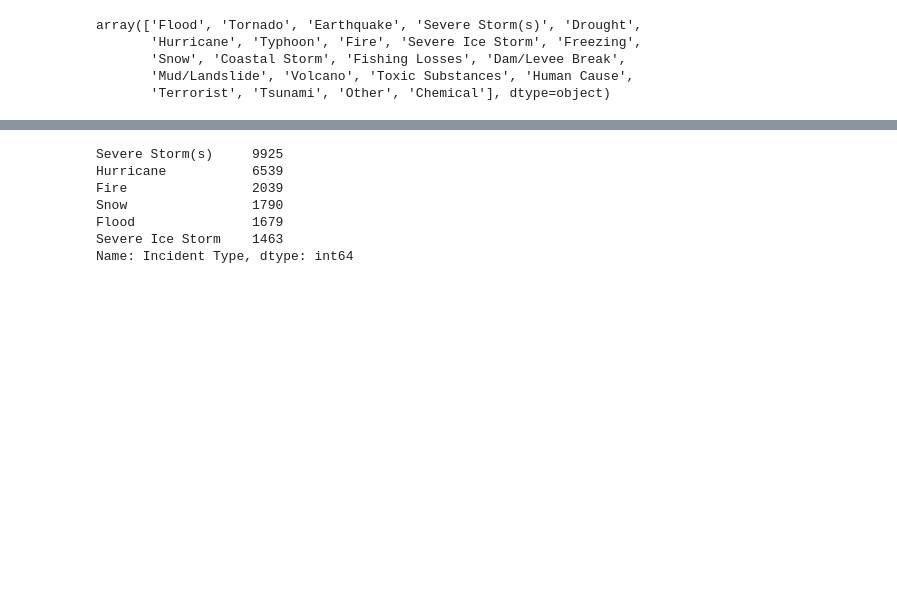
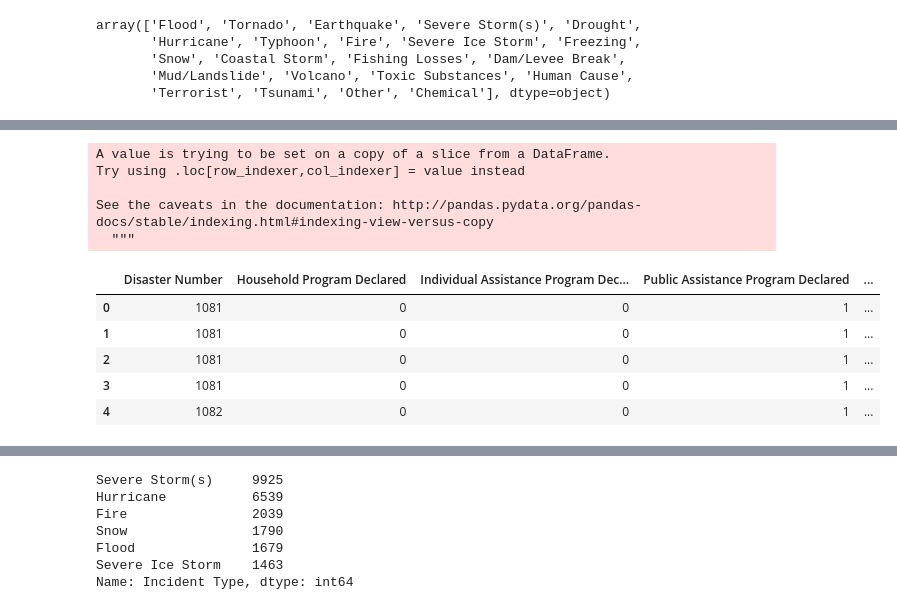
Before and after one commit to jormax14/data_bootcamp_project1, a Jupyter notebook: Jupyter Notebooks/FEMA Data Clean.ipynb, the cells around one changed output, grey strips where cells are left out. Cells and saved outputs as stored; diff of their text form; code cells hidden in the pictures; blank space fills up the shorter version.

```diff
--- a/Jupyter Notebooks/FEMA Data Clean.ipynb
+++ b/Jupyter Notebooks/FEMA Data Clean.ipynb
@@ -95,3 +97,22 @@ FEMA96_df.head()
+# %%
+#The values for the County Name field are not in the same format as the Zillow values - FEMA has "(County)"
+name = FEMA96_df["Declared County Area"].str.split(pat="(", n=1, expand=True)
+name = (name +" County")
+# print(name)
+FEMA96_df["CountyName"] = name[0]
+FEMA96_df.head()
+# %% [output]
+A value is trying to be set on a copy of a slice from a DataFrame.
+Try using .loc[row_indexer,col_indexer] = value instead
+
+See the caveats in the documentation: http://pandas.pydata.org/pandas-docs/stable/indexing.html#indexing-view-versus-copy
+  """
+|  | Disaster Number | Household Program Declared | Individual Assistance Program Dec... | Public Assistance Program Declared | ... |
+| 0 | 1081 | 0 | 0 | 1 | ... |
+| 1 | 1081 | 0 | 0 | 1 | ... |
+| 2 | 1081 | 0 | 0 | 1 | ... |
+| 3 | 1081 | 0 | 0 | 1 | ... |
+| 4 | 1082 | 0 | 0 | 1 | ... |
 # %%
 #Check how many disasters were declared for each incident type
 FEMA96_df["Incident Type"].value_counts()
```
Also changed, not shown: parts of 3 cells of this notebook, 1 other file.
